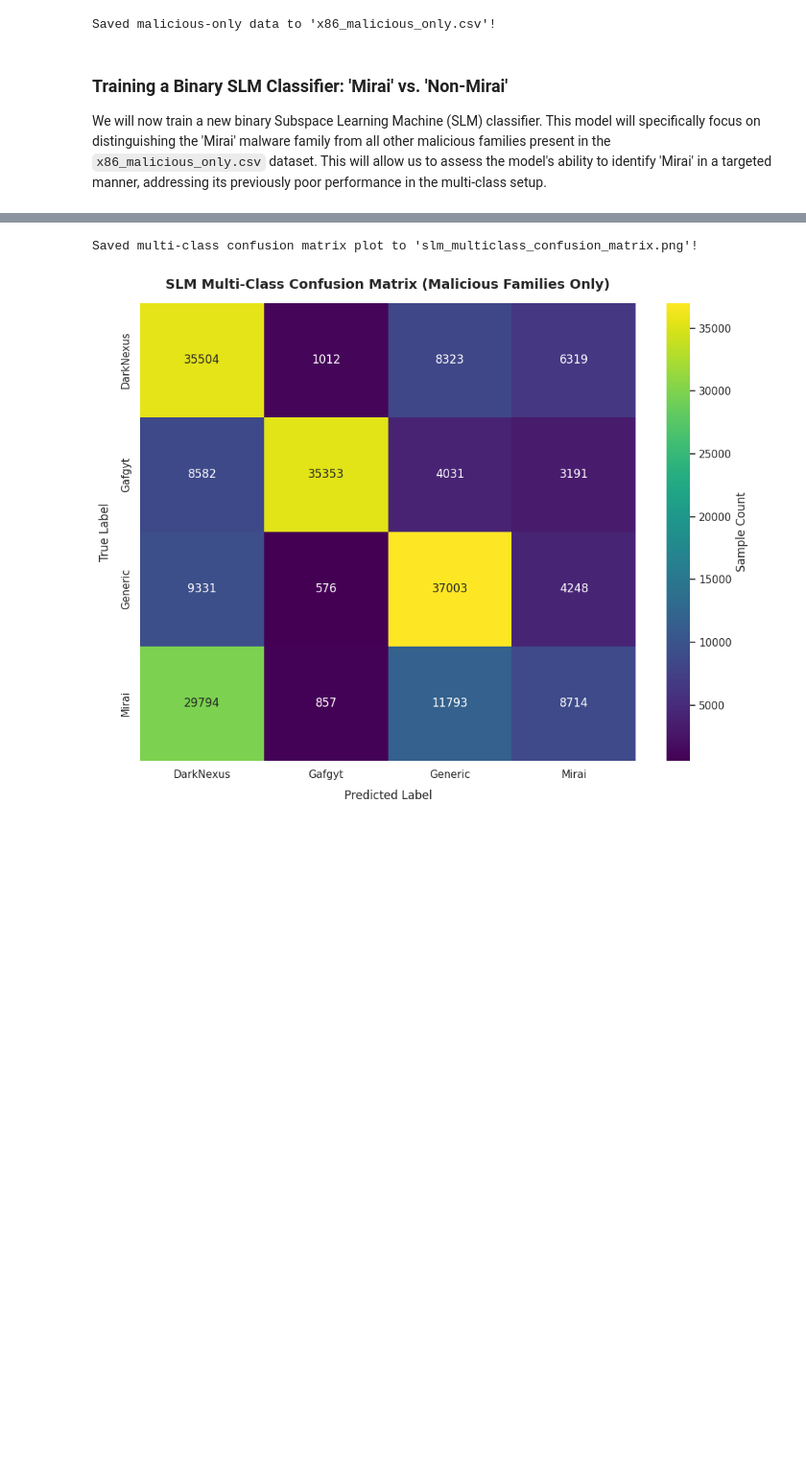
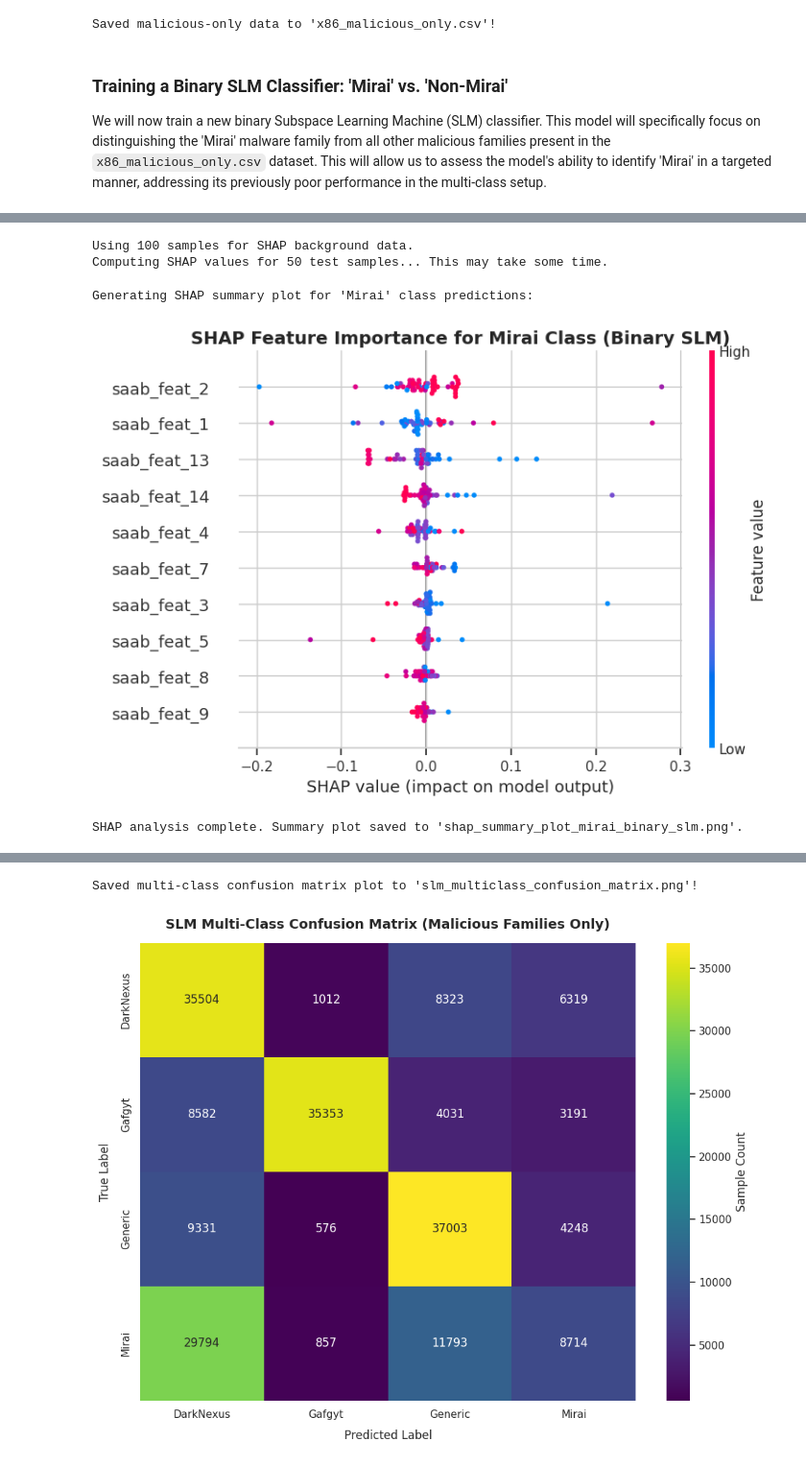
Before and after one commit to Janpu-Hou/Green-Learning-Basic, a Jupyter notebook: SLM_x86_IoTMal.ipynb, the cells around one changed output, grey strips where cells are left out. Shown at 96% size. Saved outputs shown, nothing was run; the diff lists cells and outputs as text; code cells hidden in the pictures; blank space fills up the shorter version.

```diff
--- a/SLM_x86_IoTMal.ipynb
+++ b/SLM_x86_IoTMal.ipynb
@@ -1276,0 +1597,47 @@ plt.show()
+# %%
+import shap
+import numpy as np
+import pandas as pd
+import matplotlib.pyplot as plt
+
+# 1. Define a prediction function for SHAP KernelExplainer
+def predict_slm_mirai_labels(X_input):
+    # The SLM model's predict method returns an array of string labels ('Mirai', 'Non-Mirai').
+    predictions_str = slm_mirai_classifier.predict(X_input)
+    # Map string labels to numerical values for SHAP: 'Non-Mirai' -> 0, 'Mirai' -> 1
+    # Assuming 'Mirai' is the positive class that SHAP will explain
+    numerical_predictions = np.array([1 if p == 'Mirai' else 0 for p in predictions_str])
+    return numerical_predictions
+
+# 2. Select a background dataset for KernelExplainer
+# Using a small, representative sample from the training data (X_train_mirai)
+# KernelExplainer can be computationally intensive, so keeping this small is important.
+background_data_shap_mirai = shap.utils.sample(X_train_mirai, 100)
+print(f"Using {background_data_shap_mirai.shape[0]} samples for SHAP background data.")
+
+# 3. Create the SHAP KernelExplainer
+explainer_mirai_binary = shap.KernelExplainer(predict_slm_mirai_labels, background_data_shap_mirai)
+
+# 4. Compute SHAP values for a subset of the test data
+# Explaining all test samples can be very slow. Let's explain 50 samples.
+X_test_sample_shap_mirai = shap.utils.sample(X_test_mirai, 50)
+print(f"Computing SHAP values for {X_test_sample_shap_mirai.shape[0]} test samples... This may take some time.")
+
+# The shap_values will be a single numpy array since predict_slm_mirai_labels returns a single output.
+shap_values_mirai_binary = explainer_mirai_binary.shap_values(X_test_sample_shap_mirai)
+
+# 5. Visualize SHAP values
+print("\nGenerating SHAP summary plot for 'Mirai' class predictions:")
+shap.summary_plot(shap_values_mirai_binary, X_test_sample_shap_mirai, feature_names=X_cols, show=False)
+plt.title("SHAP Feature Importance for Mirai Class (Binary SLM)", fontsize=14, fontweight='bold')
+plt.tight_layout()
+plt.savefig('shap_summary_plot_mirai_binary_slm.png', dpi=300)
+plt.show()
+
+print("\nSHAP analysis complete. Summary plot saved to 'shap_summary_plot_mirai_binary_slm.png'.")
+# %% [output]
+Using 100 samples for SHAP background data.
+Computing SHAP values for 50 test samples... This may take some time.
+Generating SHAP summary plot for 'Mirai' class predictions:
+[figure, added]
+SHAP analysis complete. Summary plot saved to 'shap_summary_plot_mirai_binary_slm.png'.
```
Also changed, not shown: parts of 26 cells of this notebook.
